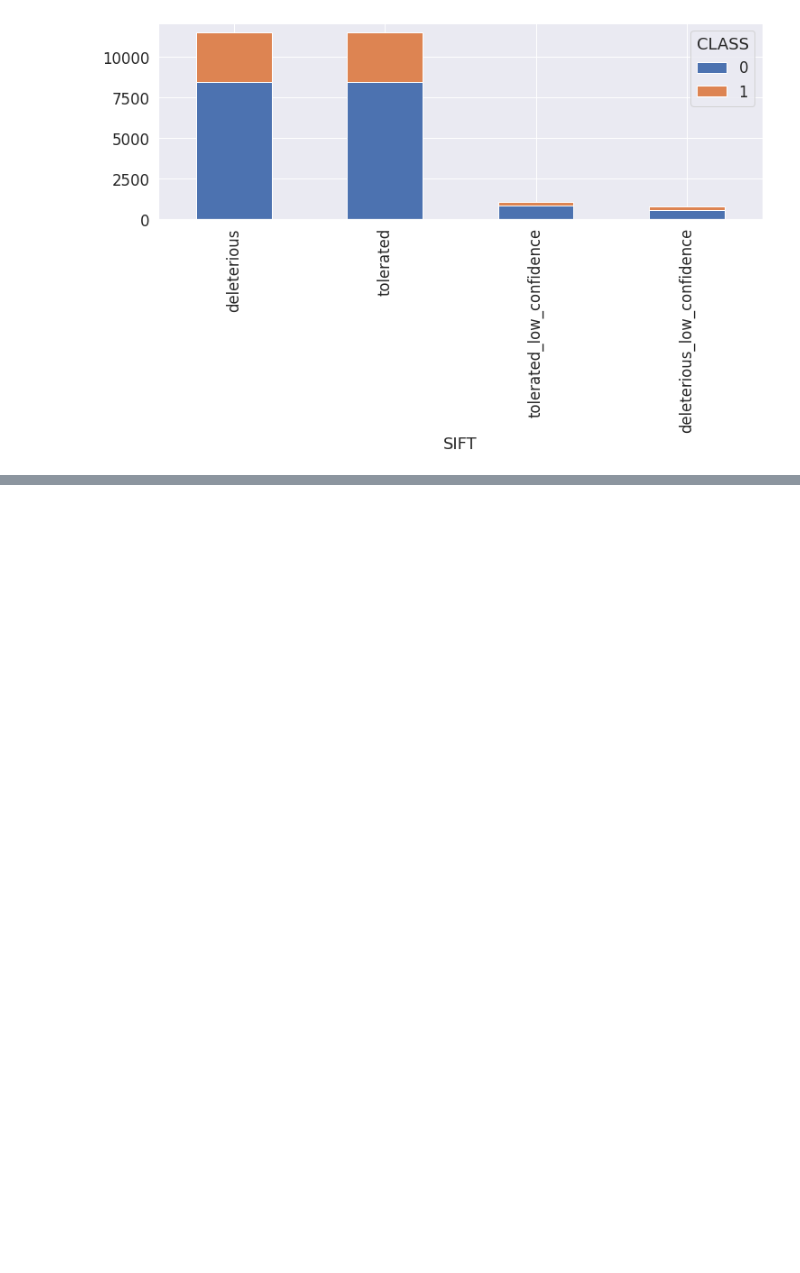
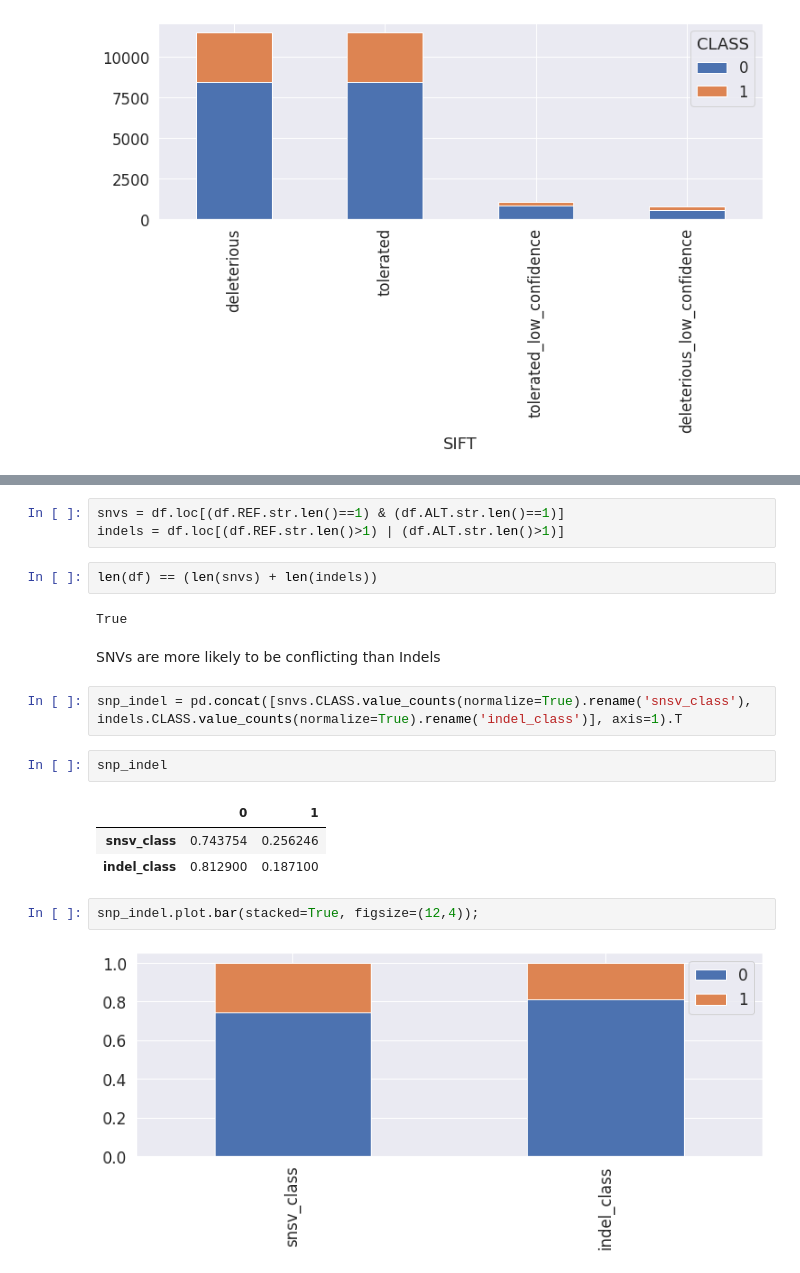
Before and after one commit to anyfish/notebook_project_ml, a Jupyter notebook: eda-genetic-variant-classifications.ipynb, the cells around one changed output, grey strips where cells are left out. Saved outputs shown, nothing was run; the diff lists cells and outputs as text; blank space fills up the shorter version.

```diff
--- a/eda-genetic-variant-classifications.ipynb
+++ b/eda-genetic-variant-classifications.ipynb
@@ -259,0 +363,21 @@ sift_ct.plot.bar(stacked=True, figsize=(12, 4));
+# %%
+snvs = df.loc[(df.REF.str.len()==1) & (df.ALT.str.len()==1)]
+indels = df.loc[(df.REF.str.len()>1) | (df.ALT.str.len()>1)]
+# %%
+len(df) == (len(snvs) + len(indels))
+# %% [output]
+True
+# %% [markdown]
+SNVs are more likely to be conflicting than Indels
+# %%
+snp_indel = pd.concat([snvs.CLASS.value_counts(normalize=True).rename('snsv_class'), indels.CLASS.value_counts(normalize=True).rename('indel_class')], axis=1).T
+# %%
+snp_indel
+# %% [output]
+|  | 0 | 1 |
+| snsv_class | 0.743754 | 0.256246 |
+| indel_class | 0.812900 | 0.187100 |
+# %%
+snp_indel.plot.bar(stacked=True, figsize=(12,4));
+# %% [output]
+[figure, added]
```
Also changed, not shown: parts of 21 cells of this notebook.
